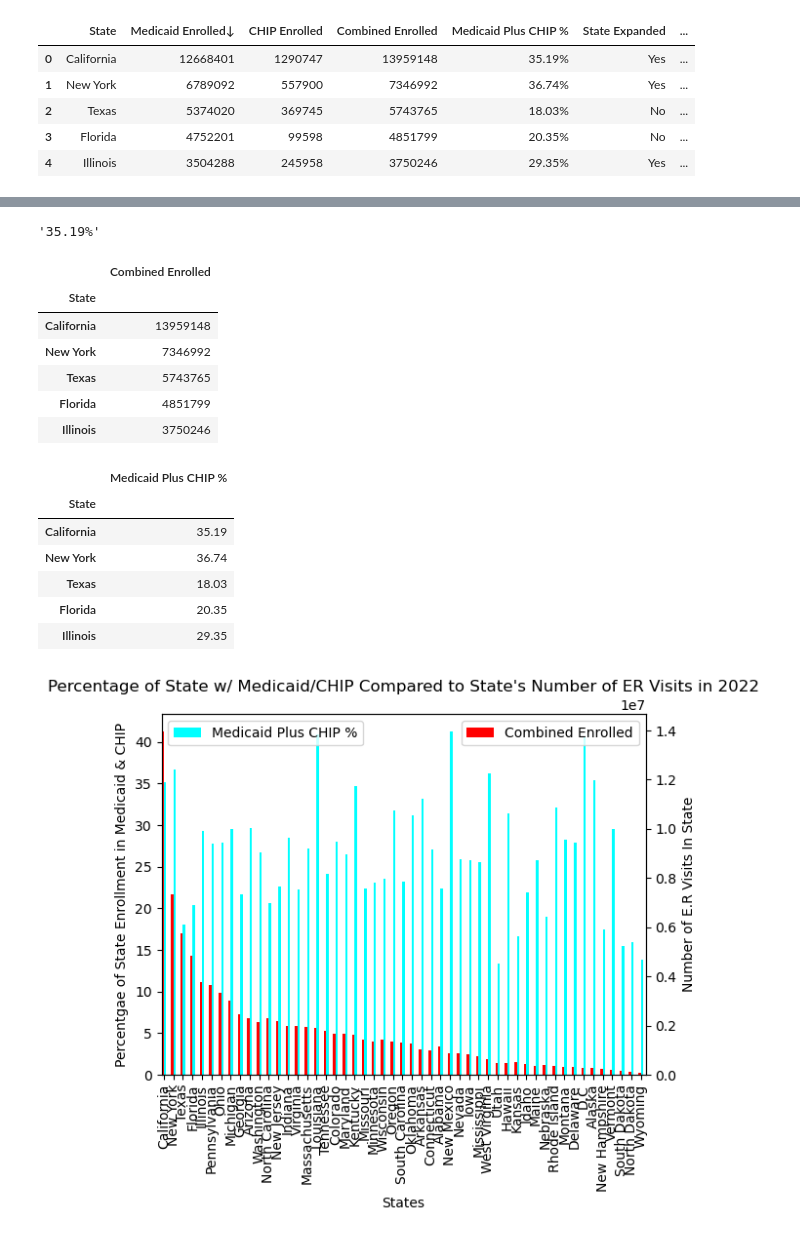
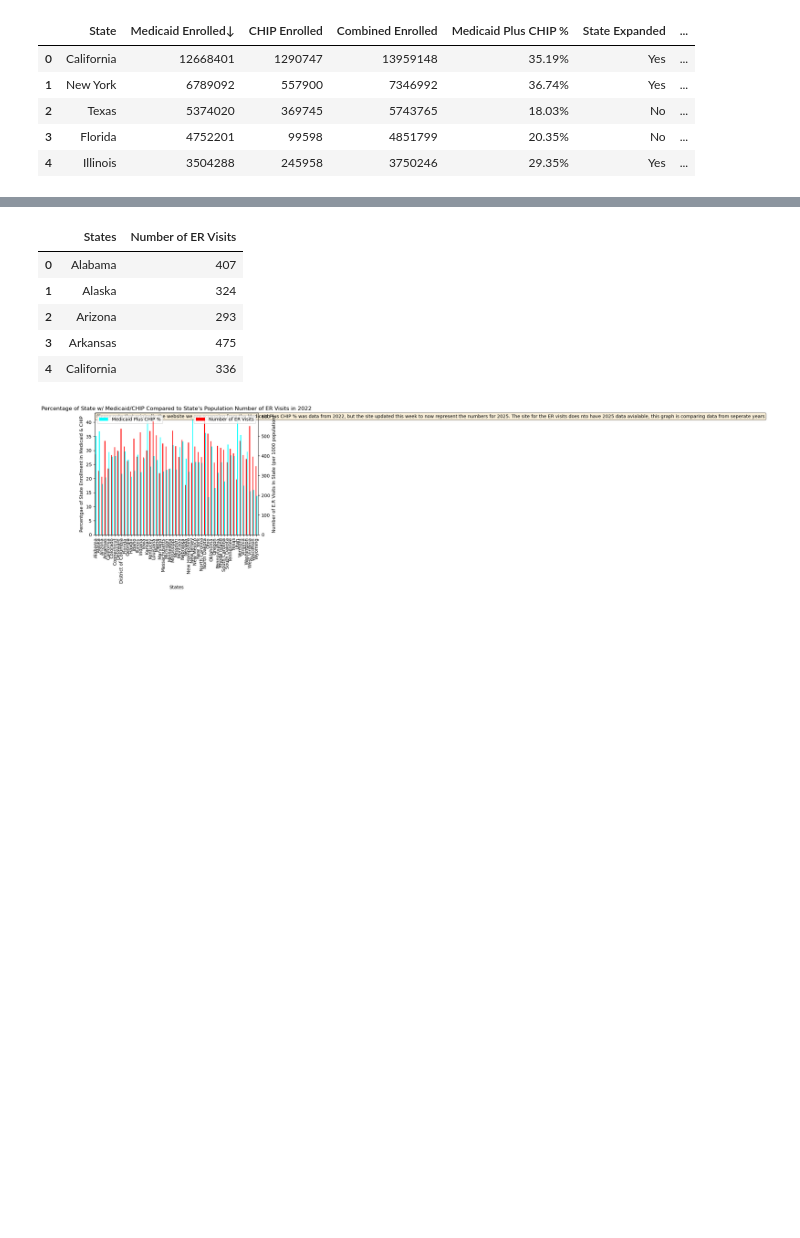
Before and after one commit to olincollege/Healthcare-Cost-Data, a Jupyter notebook: Draft_Healthcare_data.ipynb, the cells around one changed output, grey strips where cells are left out. Drawn from its saved outputs; the diff is of its cells as text; code cells hidden in the pictures; blank space fills up the shorter version.

```diff
--- a/Draft_Healthcare_data.ipynb
+++ b/Draft_Healthcare_data.ipynb
@@ -1,9 +7,4 @@
 # %%
-
-import pandas as pd
-import matplotlib.pyplot as plt
-import math
-import sys
 
 # removes futurewarnings from showing up due to errors='ignore'
 if not sys.warnoptions:
@@ -13,6 +14,8 @@ if not sys.warnoptions:
 
 total_ER_visits_US = pd.read_csv("US-ER-Totals.csv")
 
+state_ER_visits = pd.read_csv("state_ER_visits.csv")
+
 medicaid_data = pd.read_html("https://worldpopulationreview.com/state-rankings/medicaid-enrollment-by-state")[0]
 # importing in data about the number of people per state enrolled in medicaid on November 1st 2022 as a dataframe
 
@@ -274,7 +279,7 @@ plt.show()
 # %%
 # clean up data for bar graph
 medicaid_and_CHIP_percentage = medicaid_data["Medicaid Plus CHIP %"] # isolate the column with the tptal enrollment for each state
-display(medicaid_and_CHIP_percentage[0])
+#display(medicaid_and_CHIP_percentage[0])
 
 # for loop turns all the % strings into float values so they can be plotted
 for row in range(len(medicaid_and_CHIP_percentage)):
@@ -290,52 +295,49 @@ for row in range(len(medicaid_and_CHIP_percentage)):
 
 medicaid_data["Medicaid Plus CHIP %"] = medicaid_and_CHIP_percentage
 #type(medicaid_and_CHIP_percentage)
-# %% [output]
-'35.19%'
+# %%
+display(state_ER_visits.head())
+states = state_ER_visits['States']
+# %% [output]
+|  | States | Number of ER Visits |
+| 0 | Alabama | 407 |
+| 1 | Alaska | 324 |
+| 2 | Arizona | 293 |
+| 3 | Arkansas | 475 |
+| 4 | California | 336 |
 # %%
+
+
 # plotting the bar grapg
 
 fig = plt.figure()
 
 ax = fig.add_subplot(111)
 ax2 = ax.twinx()
 
 width = 0.25
 
-ER_data = pd.DataFrame(medicaid_data["Combined Enrolled"]) # change medicaid_data["Combined Enrolled"] to E.R table column
-ER_data.set_index(state_names, inplace=True)
-display(ER_data.head())
+ER_data = pd.DataFrame(state_ER_visits['Number of ER Visits']) # change medicaid_data["Combined Enrolled"] to E.R table column
+ER_data.set_index(states, inplace=True)
+#display(ER_data.head())
 #ER_data.to_csv("ER_csv_data.csv")
 
 
 medicaid_and_CHIP_percentage_data = pd.DataFrame(medicaid_data["Medicaid Plus CHIP %"])
-medicaid_and_CHIP_percentage_data.set_index(state_names, inplace=True)
-display(medicaid_and_CHIP_percentage_data.head())
+medicaid_and_CHIP_percentage_data.set_index(states, inplace=True)
+#display(medicaid_and_CHIP_percentage_data.head())
 
 
 
 ER_data.plot(kind='bar', color='red', ax=ax2, width=width, position=1) # test to see if code works, replace medicaid_data["Combined Enrolled"] with E.R data
 medicaid_and_CHIP_percentage_data.plot(kind='bar', color='cyan', ax=ax, width=width, position=0)
 
 ax.set_xlabel('States')
 ax.set_ylabel("Percentgae of State Enrollment in Medicaid & CHIP")
-ax2.set_ylabel('Number of E.R Visits In State')
-ax.set_title("Percentage of State w/ Medicaid/CHIP Compared to State's Number of ER Visits in 2022")
+ax2.set_ylabel('Number of E.R Visits In State (per 1000 population)')
+ax.set_title("Percentage of State w/ Medicaid/CHIP Compared to State's Population Number of ER Visits in 2022")
+
 
 plt.show()
 # %% [output]
-|  | Combined Enrolled |
-| State |  |
-| California | 13959148 |
-| New York | 7346992 |
-| Texas | 5743765 |
-| Florida | 4851799 |
-| Illinois | 3750246 |
-|  | Medicaid Plus CHIP % |
-| State |  |
-| California | 35.19 |
-| New York | 36.74 |
-| Texas | 18.03 |
-| Florida | 20.35 |
-| Illinois | 29.35 |
-[figure, old version]
+[figure, new version]
```
Also changed, not shown: parts of 4 cells of this notebook.
